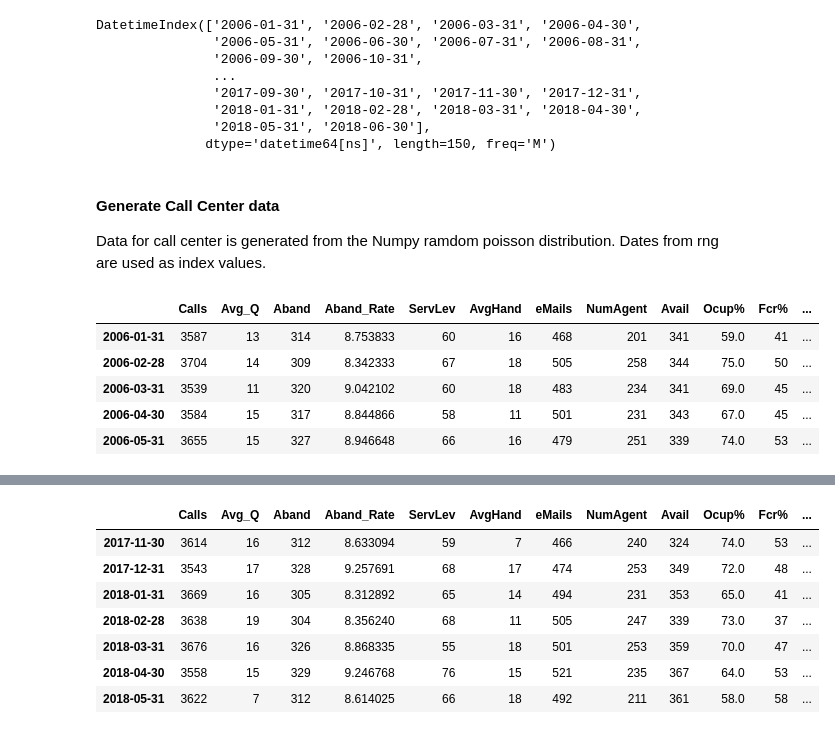
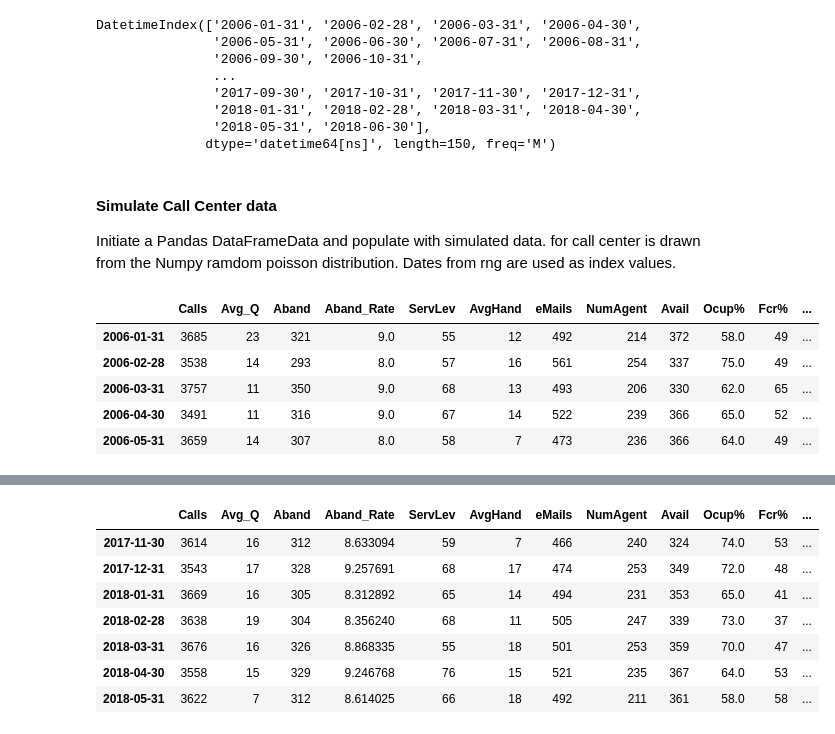
Before and after one commit to eamonnofarrell/Programming_Project, a Jupyter notebook: Prog_Project.ipynb, the cells around one changed output, grey strips where cells are left out. Cells and saved outputs as stored; diff of their text form; code cells hidden in the pictures.

```diff
--- a/Prog_Project.ipynb
+++ b/Prog_Project.ipynb
@@ -75,29 +74,28 @@ DatetimeIndex(['2006-01-31', '2006-02-28', '2006-03-31', '2006-04-30',
                '2018-05-31', '2018-06-30'],
               dtype='datetime64[ns]', length=150, freq='M')
 # %% [markdown]
-#### Generate Call Center data
-Data for call center is generated from the Numpy ramdom poisson distribution. Dates from rng are used as index values.
+#### Simulate Call Center data
+Initiate a Pandas DataFrameData and populate with simulated data. for call center is drawn from the Numpy ramdom poisson distribution. Dates from rng are used as index values.
 # %%
-Calls = pd.DataFrame(np.random.poisson(3617, len(rng)), index=rng, columns = ["Calls"])
-Calls["Avg_Q"] = pd.DataFrame.assign(np.random.poisson(15, len(rng)))
-Calls["Aband"] = pd.DataFrame.assign(np.random.poisson(320, len(rng)))
-Calls["Aband_Rate"] = pd.DataFrame.assign((Calls.Aband / Calls.Calls)*100)
-Calls["ServLev"] = pd.DataFrame.assign(np.random.poisson(65, len(rng)))
-Calls["AvgHand"] = pd.DataFrame.assign(np.random.poisson(15, len(rng)))
-Calls["eMails"] = pd.DataFrame.assign(np.random.poisson(500, len(rng)))
-Calls["NumAgent"] = pd.DataFrame.assign(np.random.poisson(241, len(rng)))
-Calls["Avail"] = pd.DataFrame.assign(np.random.poisson(347, len(rng)))
-Calls["Ocup%"] = pd.DataFrame.assign((Calls.NumAgent / Calls.Avail)*100)
-Calls["Ocup%"] = Calls["Ocup%"].apply(np.round)
-Calls["Fcr%"] =  pd.DataFrame.assign(np.random.poisson(50, len(rng)))
-Calls["Sfact"] =  pd.DataFrame.assign(np.random.poisson(70, len(rng)))
+Calls = pd.DataFrame(np.random.poisson(3617, len(rng)), index=rng, columns = ["Calls"]) # set mean incoming call value = 3617
+Calls["Avg_Q"] = pd.DataFrame.assign(np.random.poisson(15, len(rng))) # set mean for Average time in Q =  15 mins
+Calls["Aband"] = pd.DataFrame.assign(np.random.poisson(320, len(rng))) # mean value for Abandoned calls = 320
+Calls["Aband_Rate"] = pd.DataFrame.assign((Calls.Aband / Calls.Calls)*100).apply(np.round) # calculate Abandonment rate
+Calls["ServLev"] = pd.DataFrame.assign(np.random.poisson(65, len(rng))) # mean service level value = 65
+Calls["AvgHand"] = pd.DataFrame.assign(np.random.poisson(15, len(rng))) # mean value for Average Handling = 15 mins
+Calls["eMails"] = pd.DataFrame.assign(np.random.poisson(500, len(rng))) # mean number of emails per day is 500
+Calls["NumAgent"] = pd.DataFrame.assign(np.random.poisson(241, len(rng))) # number of agents varies on a daily basis
+Calls["Avail"] = pd.DataFrame.assign(np.random.poisson(347, len(rng))) # mean agent availability = 347
+Calls["Ocup%"] = pd.DataFrame.assign((Calls.NumAgent / Calls.Avail)*100).apply(np.round) # calculate % occupancy and round
+Calls["Fcr%"] =  pd.DataFrame.assign(np.random.poisson(50, len(rng))) # First call resolution mean = 50
+Calls["Sfact"] =  pd.DataFrame.assign(np.random.poisson(70, len(rng))) # Caller satisfaction rate mean val = 70
 Calls.head()
 # %% [output]
 |  | Calls | Avg_Q | Aband | Aband_Rate | ServLev | AvgHand | eMails | NumAgent | Avail | Ocup% | Fcr% | ... |
-| 2006-01-31 | 3587 | 13 | 314 | 8.753833 | 60 | 16 | 468 | 201 | 341 | 59.0 | 41 | ... |
-| 2006-02-28 | 3704 | 14 | 309 | 8.342333 | 67 | 18 | 505 | 258 | 344 | 75.0 | 50 | ... |
-| 2006-03-31 | 3539 | 11 | 320 | 9.042102 | 60 | 18 | 483 | 234 | 341 | 69.0 | 45 | ... |
-| 2006-04-30 | 3584 | 15 | 317 | 8.844866 | 58 | 11 | 501 | 231 | 343 | 67.0 | 45 | ... |
-| 2006-05-31 | 3655 | 15 | 327 | 8.946648 | 66 | 16 | 479 | 251 | 339 | 74.0 | 53 | ... |
+| 2006-01-31 | 3685 | 23 | 321 | 9.0 | 55 | 12 | 492 | 214 | 372 | 58.0 | 49 | ... |
+| 2006-02-28 | 3538 | 14 | 293 | 8.0 | 57 | 16 | 561 | 254 | 337 | 75.0 | 49 | ... |
+| 2006-03-31 | 3757 | 11 | 350 | 9.0 | 68 | 13 | 493 | 206 | 330 | 62.0 | 65 | ... |
+| 2006-04-30 | 3491 | 11 | 316 | 9.0 | 67 | 14 | 522 | 239 | 366 | 65.0 | 52 | ... |
+| 2006-05-31 | 3659 | 14 | 307 | 8.0 | 58 | 7 | 473 | 236 | 366 | 64.0 | 49 | ... |
 # %%
 #Calls.iloc[100:140].plot(y=['Sfact','Aband'], use_index=True)
```
Also changed, not shown: parts of 5 cells of this notebook.
